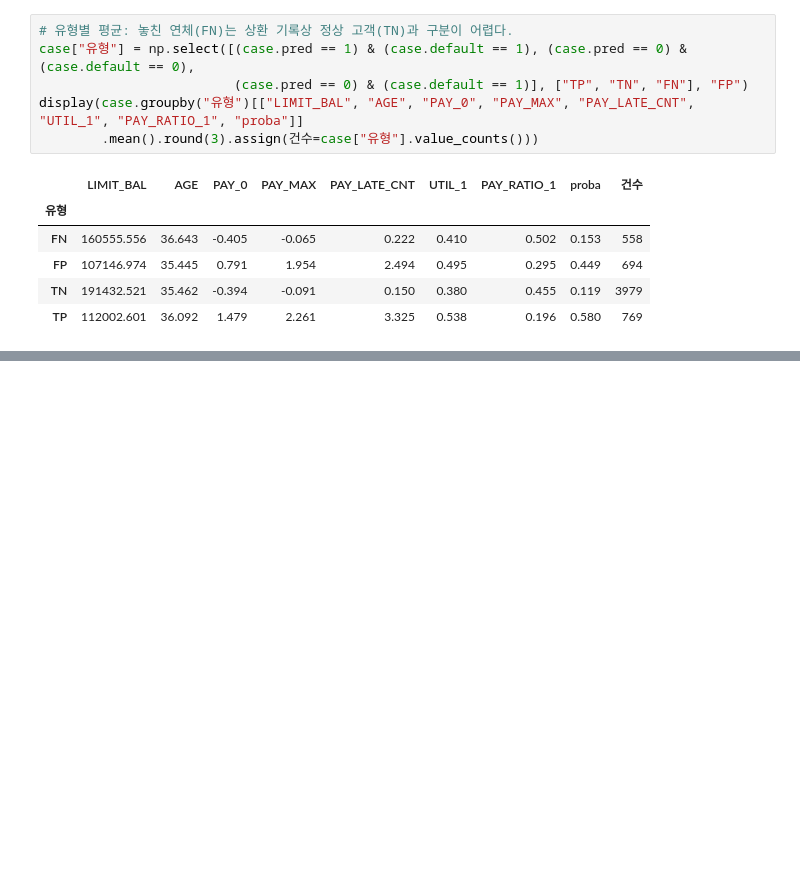
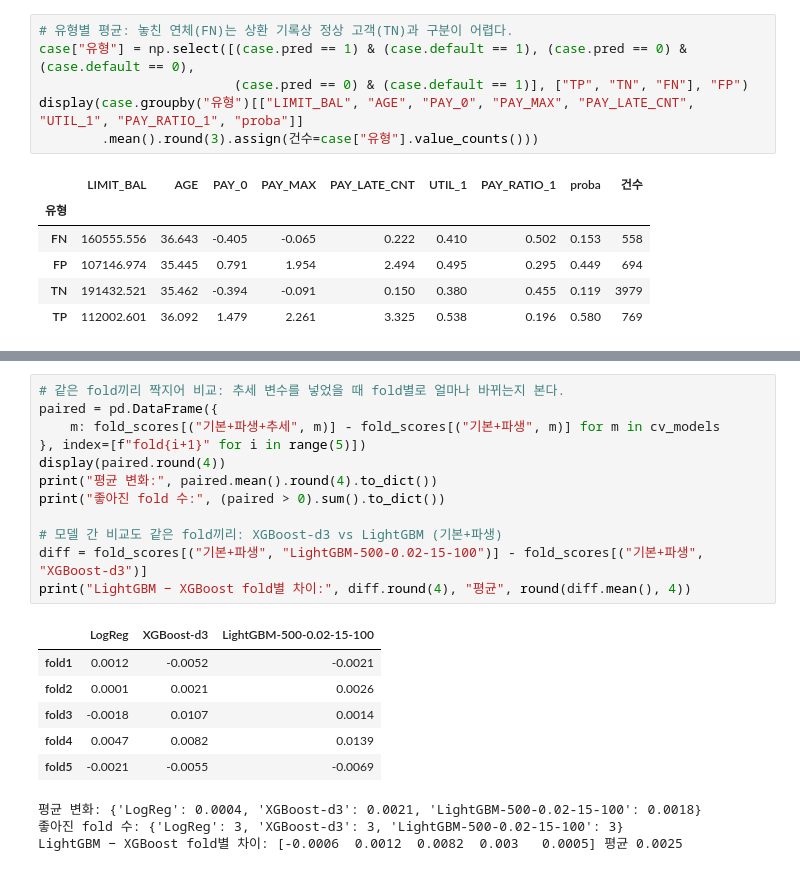
Before and after one commit to Xnarin/my-ai-agent, a Jupyter notebook: machine_learning/mini_project/credit_scroing.ipynb, the cells around one changed output, grey strips where cells are left out. Saved outputs shown, nothing was run; the diff lists cells and outputs as text; blank space fills up the shorter version.

```diff
--- a/machine_learning/mini_project/credit_scroing.ipynb
+++ b/machine_learning/mini_project/credit_scroing.ipynb
@@ -560,0 +671,22 @@ display(case.groupby("유형")[["LIMIT_BAL", "AGE", "PAY_0", "PAY_MAX", "PAY_LAT
+# %%
+# 같은 fold끼리 짝지어 비교: 추세 변수를 넣었을 때 fold별로 얼마나 바뀌는지 본다.
+paired = pd.DataFrame({
+    m: fold_scores[("기본+파생+추세", m)] - fold_scores[("기본+파생", m)] for m in cv_models
+}, index=[f"fold{i+1}" for i in range(5)])
+display(paired.round(4))
+print("평균 변화:", paired.mean().round(4).to_dict())
+print("좋아진 fold 수:", (paired > 0).sum().to_dict())
+
+# 모델 간 비교도 같은 fold끼리: XGBoost-d3 vs LightGBM (기본+파생)
+diff = fold_scores[("기본+파생", "LightGBM-500-0.02-15-100")] - fold_scores[("기본+파생", "XGBoost-d3")]
+print("LightGBM − XGBoost fold별 차이:", diff.round(4), "평균", round(diff.mean(), 4))
+# %% [output]
+|  | LogReg | XGBoost-d3 | LightGBM-500-0.02-15-100 |
+| fold1 | 0.0012 | -0.0052 | -0.0021 |
+| fold2 | 0.0001 | 0.0021 | 0.0026 |
+| fold3 | -0.0018 | 0.0107 | 0.0014 |
+| fold4 | 0.0047 | 0.0082 | 0.0139 |
+| fold5 | -0.0021 | -0.0055 | -0.0069 |
+평균 변화: {'LogReg': 0.0004, 'XGBoost-d3': 0.0021, 'LightGBM-500-0.02-15-100': 0.0018}
+좋아진 fold 수: {'LogReg': 3, 'XGBoost-d3': 3, 'LightGBM-500-0.02-15-100': 3}
+LightGBM − XGBoost fold별 차이: [-0.0006  0.0012  0.0082  0.003   0.0005] 평균 0.0025
```
Also changed, not shown: parts of 6 cells of this notebook, 3 other files.
